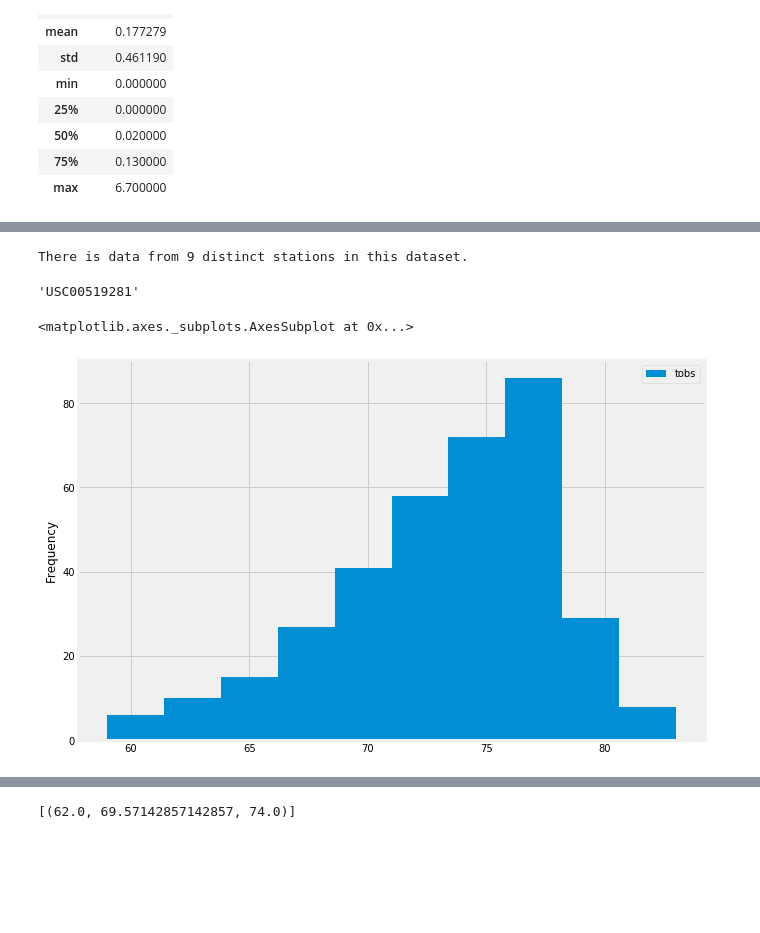
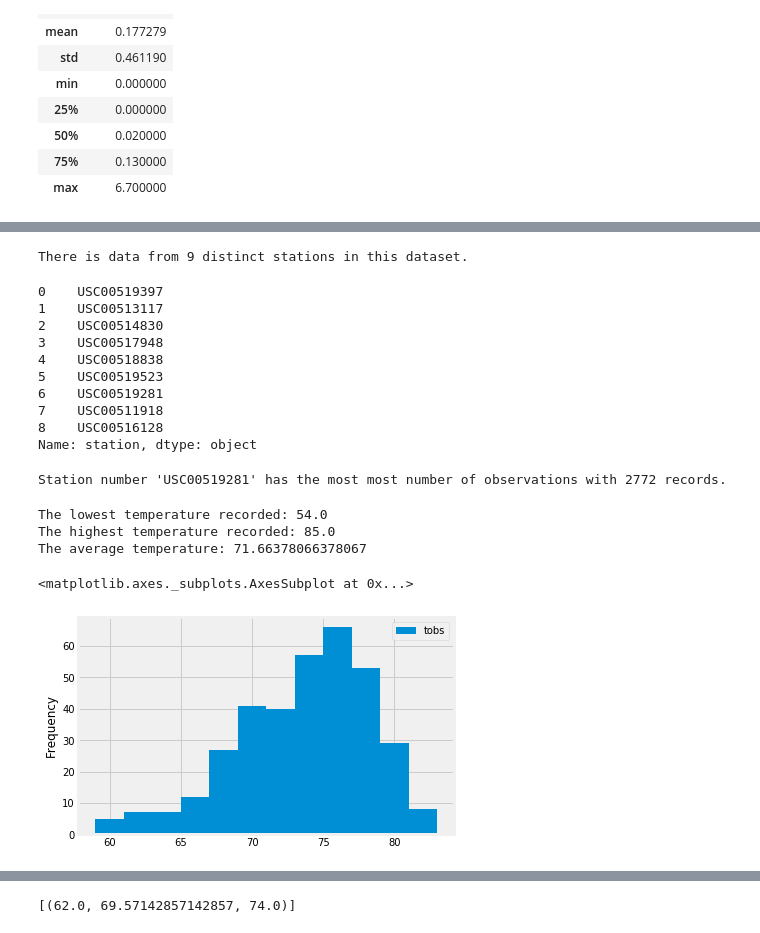
Before and after one commit to elieu17/SQLAlchemy-Homework, a Jupyter notebook: climate_starter.ipynb, the cells around one changed output, grey strips where cells are left out. Saved outputs shown, nothing was run; the diff lists cells and outputs as text; code cells hidden in the pictures; blank space fills up the shorter version.

```diff
--- a/climate_starter.ipynb
+++ b/climate_starter.ipynb
@@ -96,8 +93,20 @@ prcp_df.describe()
 station_df = pd.read_sql_query("select * from Station", conn)
 station_count = station_df['station'].count()
 print(f"There is data from {station_count} distinct stations in this dataset.")
+export_csv_station = station_df['station'].to_csv(r'C:\Users\Eric\HTML\10-Advanced-Data-Storage-and-Retrieval\Instructions\stations.csv', index = None, header=True)
+station_df['station']
 # %% [output]
 There is data from 9 distinct stations in this dataset.
+0    USC00519397
+1    USC00513117
+2    USC00514830
+3    USC00517948
+4    USC00518838
+5    USC00519523
+6    USC00519281
+7    USC00511918
+8    USC00516128
+Name: station, dtype: object
 # %%
 # What are the most active stations? (i.e. what stations have the most rows)?
 # List the stations and the counts in descending order.
@@ -108,9 +117,9 @@ active_stations = measurement_station.sort_values(by=['id'],ascending=False)
 active_stations = active_stations.drop(['date','prcp','tobs'],axis=1)
 active_stations.rename(index=str, columns={"id": "Observation Count"})
 top_station = active_stations.index.values[0]
-top_station
+print(f"Station number '{top_station}' has the most most number of observations with {active_stations.iloc[0,0]} records.")
 # %% [output]
-'USC00519281'
+Station number 'USC00519281' has the most most number of observations with 2772 records.
 # %%
 # Using the station id from the previous query, calculate the lowest temperature recorded,
 # highest temperature recorded, and average temperature most active station?
@@ -118,12 +127,22 @@ top_station_tobs = pd.read_sql(session.query(Measurement).filter(Measurement.sta
 lowest_temp = pd.read_sql(session.query(func.min(Measurement.tobs)).filter(Measurement.station==top_station).statement,session.bind)
 highest_temp = pd.read_sql(session.query(func.max(Measurement.tobs)).filter(Measurement.station==top_station).statement,session.bind)
 avg_temp = pd.read_sql(session.query(func.avg(Measurement.tobs)).filter(Measurement.station==top_station).statement,session.bind)
+print(f"The lowest temperature recorded: {lowest_temp.iloc[0,0]}")
+print(f"The highest temperature recorded: {highest_temp.iloc[0,0]}")
+print(f"The average temperature: {avg_temp.iloc[0,0]}")
+# %% [output]
+The lowest temperature recorded: 54.0
+The highest temperature recorded: 85.0
+The average temperature: 71.66378066378067
 # %%
 # Choose the station with the highest number of temperature observations.
 # Query the last 12 months of temperature observation data for this station and plot the results as a histogram
-sql_topstn = "SELECT Measurement.date, Measurement.tobs FROM Measurement WHERE date BETWEEN ? AND ? AND prcp NOT NULL AND station = ?"
+sql_topstn = "SELECT Measurement.tobs FROM Measurement WHERE date >= ? AND date <= ? AND prcp NOT NULL AND station = ?"
 topstn_df = pd.read_sql_query(sql_topstn, conn, params=(lastyyyymmdd,maxdate,top_station))
-topstn_df.plot(kind="hist",figsize=(10,7))
+sql_tobsdate = "SELECT Measurement.tobs, Measurement.date FROM Measurement WHERE date >= ? AND date <= ? AND prcp NOT NULL AND station = ?"
+tobsdate_df = pd.read_sql_query(sql_tobsdate, conn, params=(lastyyyymmdd,maxdate,top_station))
+export_csv_tobs = tobsdate_df.to_csv(r'C:\Users\Eric\HTML\10-Advanced-Data-Storage-and-Retrieval\Instructions\tobs.csv', index = None, header=True)
+topstn_df.plot.hist(by="tobs",bins=12)
 # %% [output]
 <matplotlib.axes._subplots.AxesSubplot at 0x...>
-[figure, old version]
+[figure, new version]
```
Also changed, not shown: parts of 6 cells of this notebook, 1 other file.
